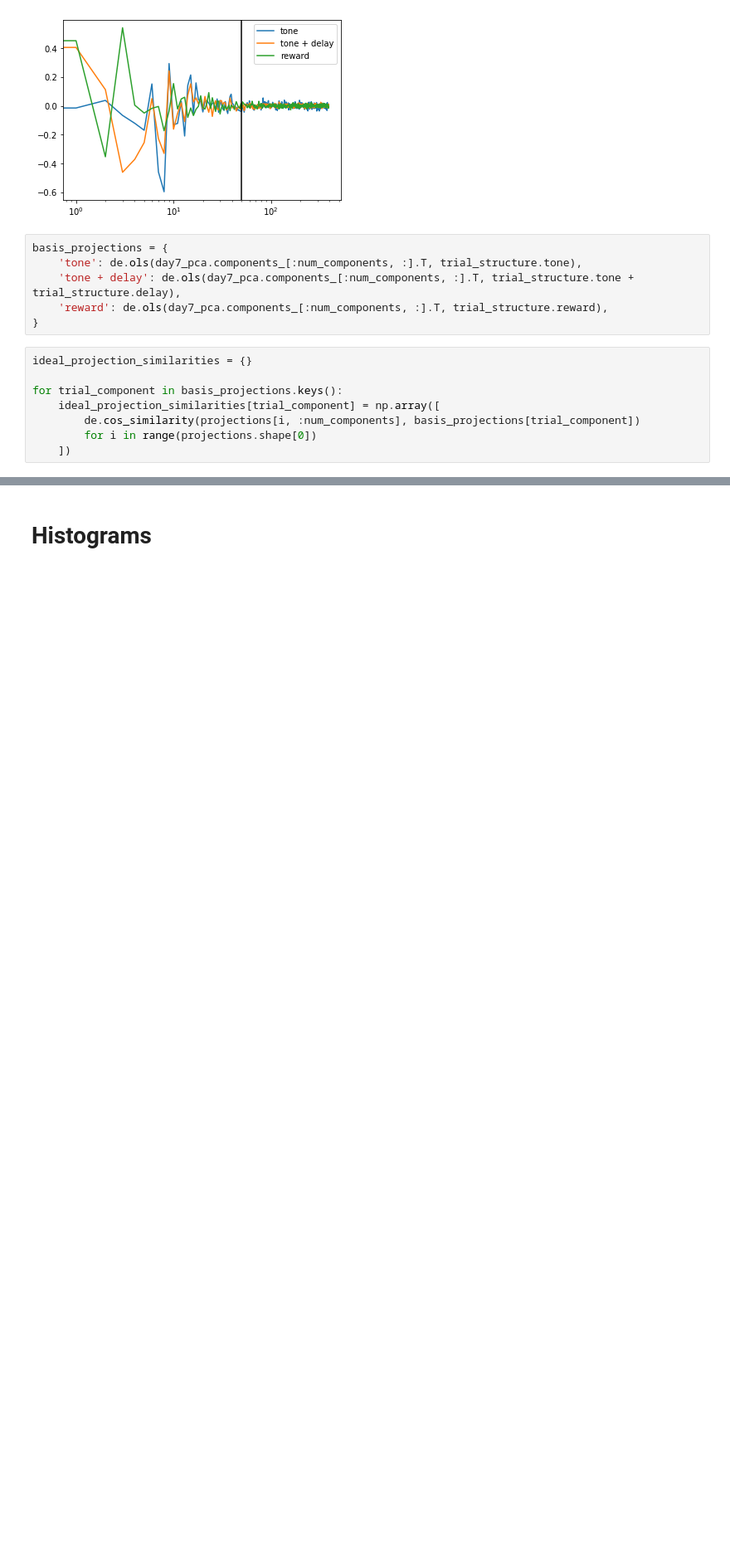
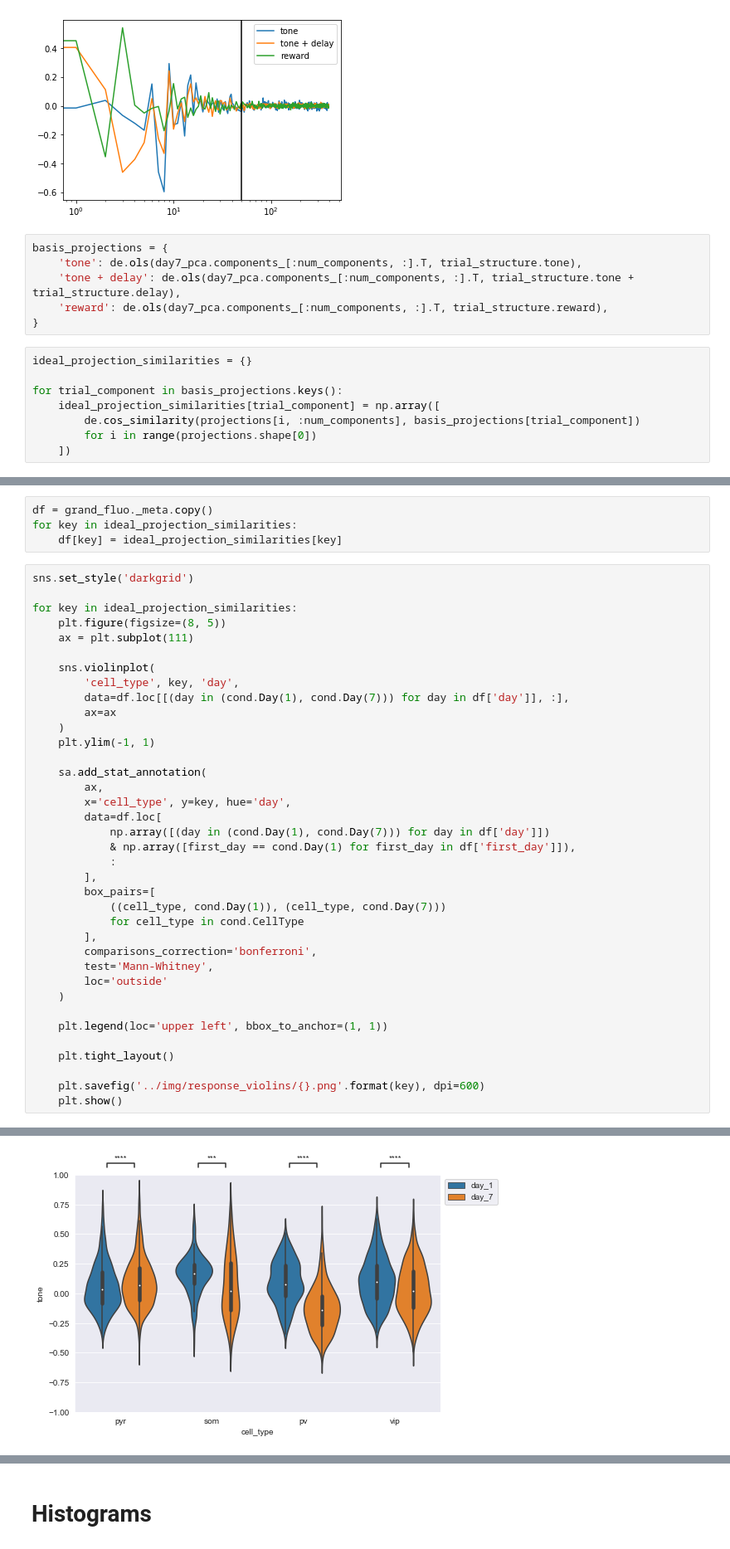
Before and after one commit to nauralcodinglab/interneuron-reward, a Jupyter notebook: notebooks/evolving_trial_structure_projections.ipynb, the cells around one changed output, grey strips where cells are left out. Shown: that part at 83% size. Cells and saved outputs as stored; diff of their text form; blank space fills up the shorter version.

```diff
--- a/notebooks/evolving_trial_structure_projections.ipynb
+++ b/notebooks/evolving_trial_structure_projections.ipynb
@@ -315,0 +288,42 @@ for celltype in cond.CellType:
+# %%
+df = grand_fluo._meta.copy()
+for key in ideal_projection_similarities:
+    df[key] = ideal_projection_similarities[key]
+# %%
+sns.set_style('darkgrid')
+
+for key in ideal_projection_similarities:
+    plt.figure(figsize=(8, 5))
+    ax = plt.subplot(111)
+
+    sns.violinplot(
+        'cell_type', key, 'day',
+        data=df.loc[[(day in (cond.Day(1), cond.Day(7))) for day in df['day']], :],
+        ax=ax
+    )
+    plt.ylim(-1, 1)
+
+    sa.add_stat_annotation(
+        ax,
+        x='cell_type', y=key, hue='day',
+        data=df.loc[
+            np.array([(day in (cond.Day(1), cond.Day(7))) for day in df['day']])
+            & np.array([first_day == cond.Day(1) for first_day in df['first_day']]),
+            :
+        ],
+        box_pairs=[
+            ((cell_type, cond.Day(1)), (cell_type, cond.Day(7)))
+            for cell_type in cond.CellType
+        ],
+        comparisons_correction='bonferroni',
+        test='Mann-Whitney',
+        loc='outside'
+    )
+
+    plt.legend(loc='upper left', bbox_to_anchor=(1, 1))
+
+    plt.tight_layout()
+
+    plt.savefig('../img/response_violins/{}.png'.format(key), dpi=600)
+    plt.show()
+# %% [output]
@@ -315,0 +341 @@ for celltype in cond.CellType:
+[figure, added]
```
Also changed, not shown: parts of 15 cells of this notebook.
